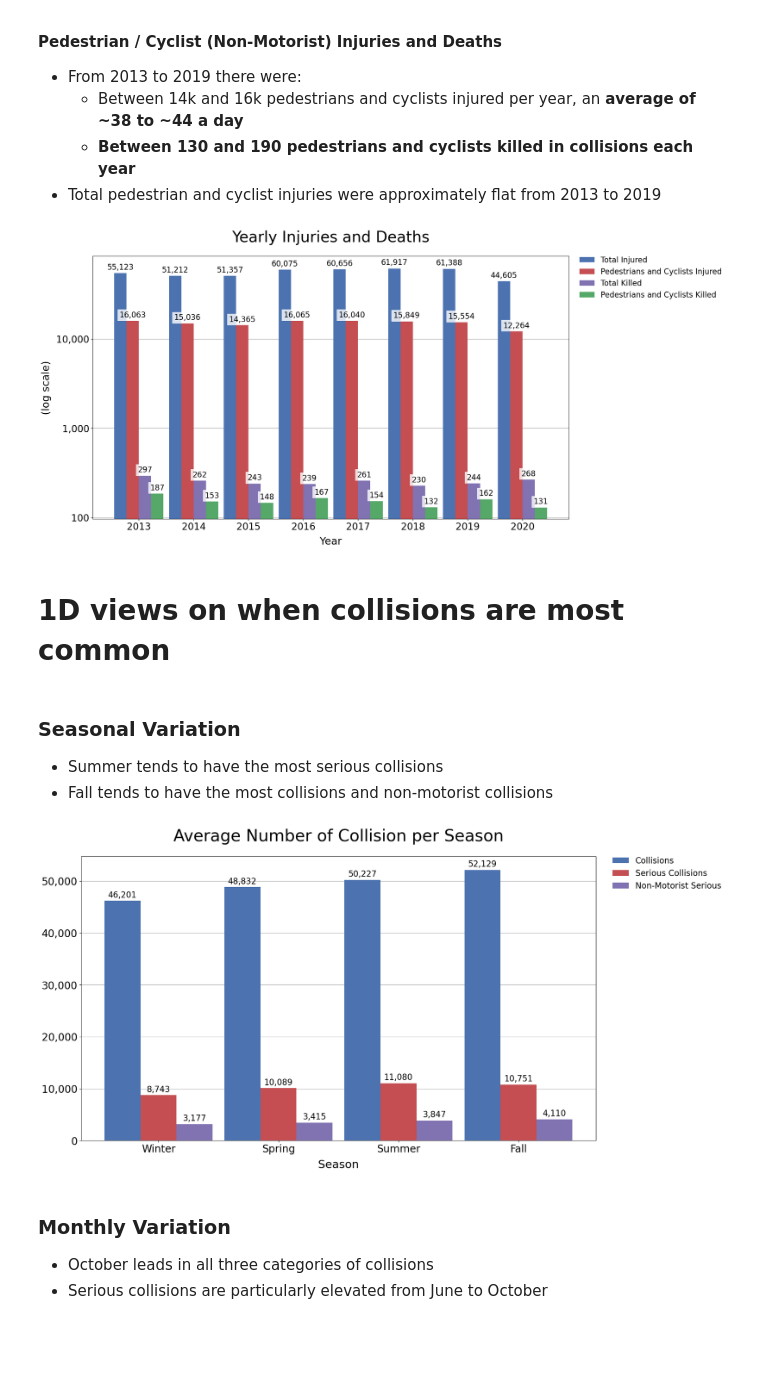
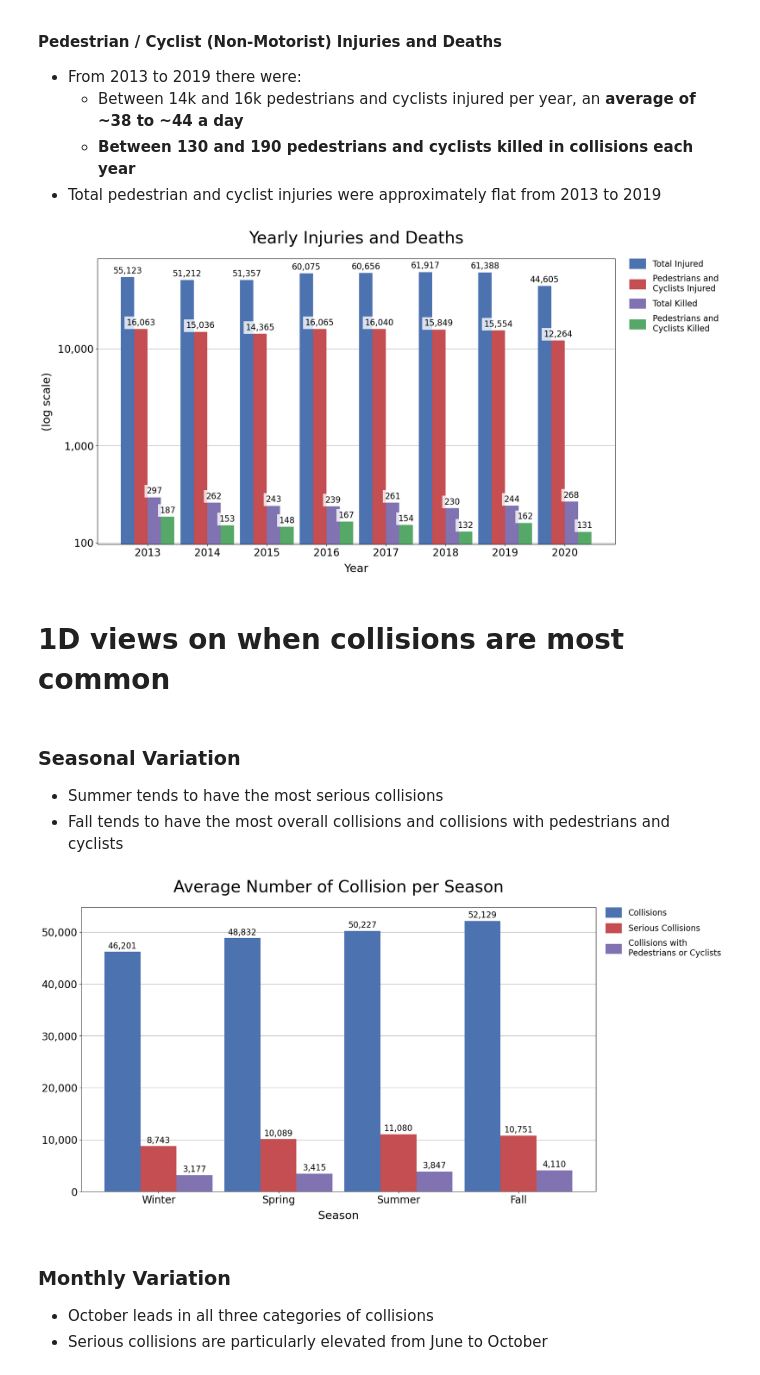
Before and after one commit to ray310/NYC-Vehicle-Collisions, a Jupyter notebook: 2-when-do-collisions-occur.ipynb, the cells around one changed output. Saved outputs shown, nothing was run; the diff lists cells and outputs as text; code cells hidden in the pictures; blank space fills up the shorter version.

Commit message:
Made 2 changes - Changed wording from "non-motorist" to "colllisions with pedestrians and cyclists" - Updated where images are saved

```diff
--- a/2-when-do-collisions-occur.ipynb
+++ b/2-when-do-collisions-occur.ipynb
@@ -22,7 +21,7 @@ from src import visualizations as viz
 # Parameters
 # %%
 PROCESSED_CRASH_DATA = "data/processed/crashes.pkl"
-IMG_DIR = "html/when/img"
+IMG_DIR = "website/when/"
 # %% [markdown]
 # Constants
 # %%
@@ -188,30 +190,32 @@ losses = losses[fields_to_keep]
 # %%
 losses_labels = {
     "title": "Yearly Injuries and Deaths",
     "y_label": "(log scale)",
     "x_label": "Year",
 }
+groups = ["Total Injured", "Pedestrians and \nCyclists Injured", "Total Killed", "Pedestrians and \nCyclists Killed"]
 viz.make_grouped_bar_chart(
     losses,
     **losses_labels,
+    legend_labels=groups,
     colors=viz.CYCLE_COLORS,
     logscale=True,
     minor_ticks_off=True,
     ylabel_rotation="vertical",
     ylabel_pad=10,
-    legend_bbox=(1.16, 0.9),
+    legend_bbox=(1.07, 0.9),
     bar_label_bbox={"facecolor": "white", "edgecolor": "none", "alpha": 0.8},
     save=os.path.join(IMG_DIR, "yearly_injuries_deaths.png"),
 )
 # %% [output]
-[figure, old version]
+[figure, new version]
 # %% [markdown]
 # 1D views on when collisions are most common
 # %% [markdown]
 ### Seasonal Variation
 
 - Summer tends to have the most serious collisions
-- Fall tends to have the most collisions and non-motorist collisions
+- Fall tends to have the most overall collisions and collisions with pedestrians and cyclists
 # %%
 season_groupby = make_collision_groupby(crashes, "season", total_years)
 season_groupby = season_groupby.reindex(["Winter", "Spring", "Summer", "Fall"])
@@ -220,14 +224,16 @@ season_labels = {
     "y_label": "",
     "x_label": "Season",
 }
+groups = ["Collisions", "Serious Collisions", "Collisions with \nPedestrians or Cyclists"]
 viz.make_grouped_bar_chart(
     season_groupby,
     **season_labels,
+    legend_labels=groups,
     colors=viz.CYCLE_COLORS,
-    save=os.path.join(IMG_DIR, "seasons.png"),
+    save=os.path.join(IMG_DIR, "1D", "seasons.png"),
 )
 # %% [output]
-[figure, old version]
+[figure, new version]
 # %% [markdown]
 ### Monthly Variation
 
```
Also changed, not shown: parts of 16 cells of this notebook.
